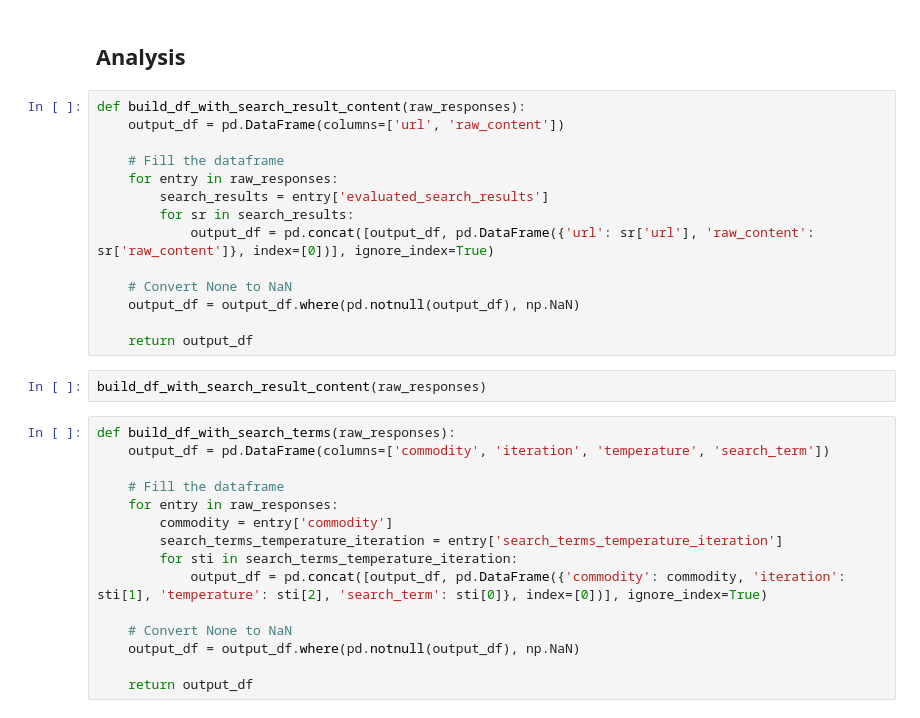
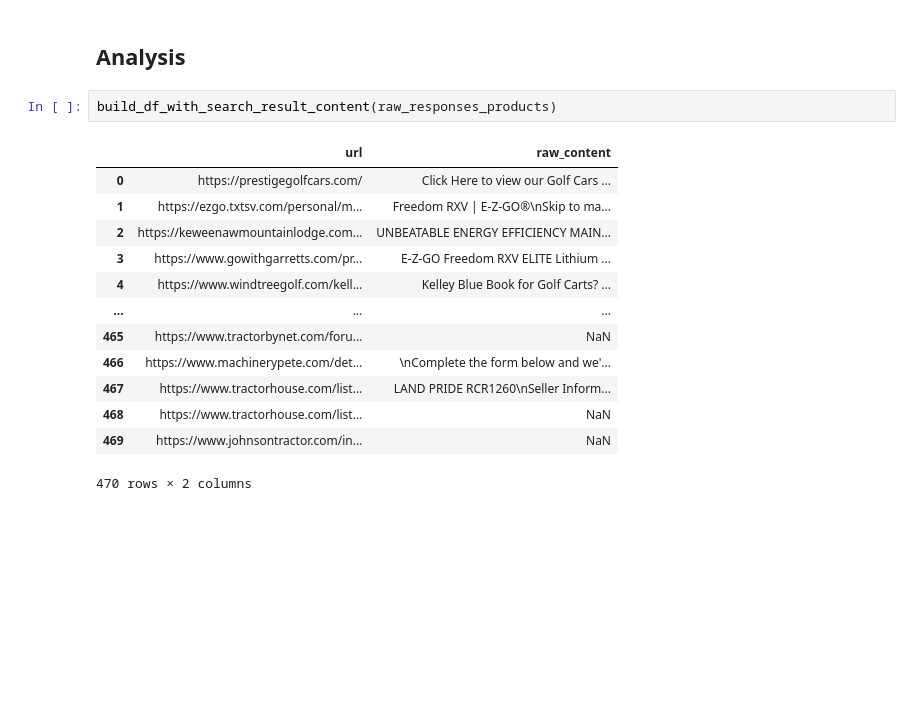
Before and after one commit to juanbsosa/LLMAgenticSearch, a Jupyter notebook: build_raw_response_analysis.ipynb, the cells around one changed output. Drawn from its saved outputs; the diff is of its cells as text; blank space fills up the shorter version.

```diff
--- a/build_raw_response_analysis.ipynb
+++ b/build_raw_response_analysis.ipynb
@@ -106,33 +128,18 @@ print(entry['search_terms_temperature_iteration'])
 # %% [markdown]
 ## Analysis
-# %%
-def build_df_with_search_result_content(raw_responses):
-    output_df = pd.DataFrame(columns=['url', 'raw_content'])
-
-    # Fill the dataframe
-    for entry in raw_responses:
-        search_results = entry['evaluated_search_results']
-        for sr in search_results:
-            output_df = pd.concat([output_df, pd.DataFrame({'url': sr['url'], 'raw_content': sr['raw_content']}, index=[0])], ignore_index=True)
-
-    # Convert None to NaN
-    output_df = output_df.where(pd.notnull(output_df), np.NaN)
-
-    return output_df
 # %%
-build_df_with_search_result_content(raw_responses)
+build_df_with_search_result_content(raw_responses_products)
+# %% [output]
+|  | url | raw_content |
+| 0 | https://prestigegolfcars.com/ | Click Here to view our Golf Cars ... |
+| 1 | https://ezgo.txtsv.com/personal/m... | Freedom RXV | E-Z-GO®\nSkip to ma... |
+| 2 | https://keweenawmountainlodge.com... | UNBEATABLE ENERGY EFFICIENCY MAIN... |
+| 3 | https://www.gowithgarretts.com/pr... | E-Z-GO Freedom RXV ELITE Lithium ... |
+| 4 | https://www.windtreegolf.com/kell... | Kelley Blue Book for Golf Carts? ... |
+| ... | ... | ... |
+| 465 | https://www.tractorbynet.com/foru... | NaN |
+| 466 | https://www.machinerypete.com/det... | \nComplete the form below and we'... |
+| 467 | https://www.tractorhouse.com/list... | LAND PRIDE RCR1260\nSeller Inform... |
+| 468 | https://www.tractorhouse.com/list... | NaN |
+| 469 | https://www.johnsontractor.com/in... | NaN |
+470 rows × 2 columns
-# %%
-def build_df_with_search_terms(raw_responses):
-    output_df = pd.DataFrame(columns=['commodity', 'iteration', 'temperature', 'search_term'])
-
-    # Fill the dataframe
-    for entry in raw_responses:
-        commodity = entry['commodity']
-        search_terms_temperature_iteration = entry['search_terms_temperature_iteration']
-        for sti in search_terms_temperature_iteration:
-            output_df = pd.concat([output_df, pd.DataFrame({'commodity': commodity, 'iteration': sti[1], 'temperature': sti[2], 'search_term': sti[0]}, index=[0])], ignore_index=True)
-
-    # Convert None to NaN
-    output_df = output_df.where(pd.notnull(output_df), np.NaN)
-
-    return output_df
```
Also changed, not shown: parts of 16 cells of this notebook, 7 other files.
